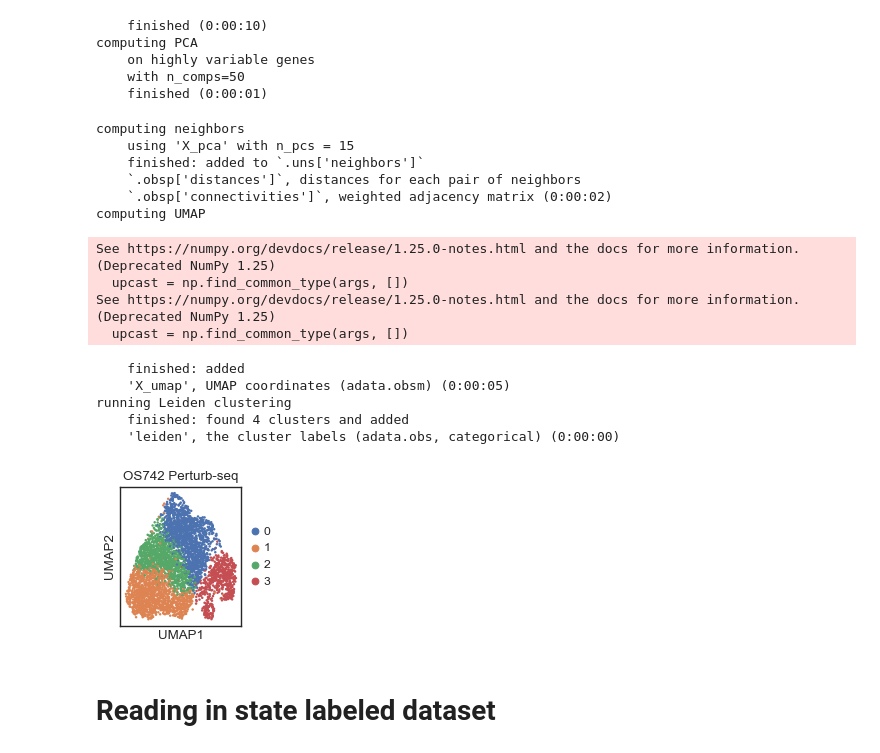
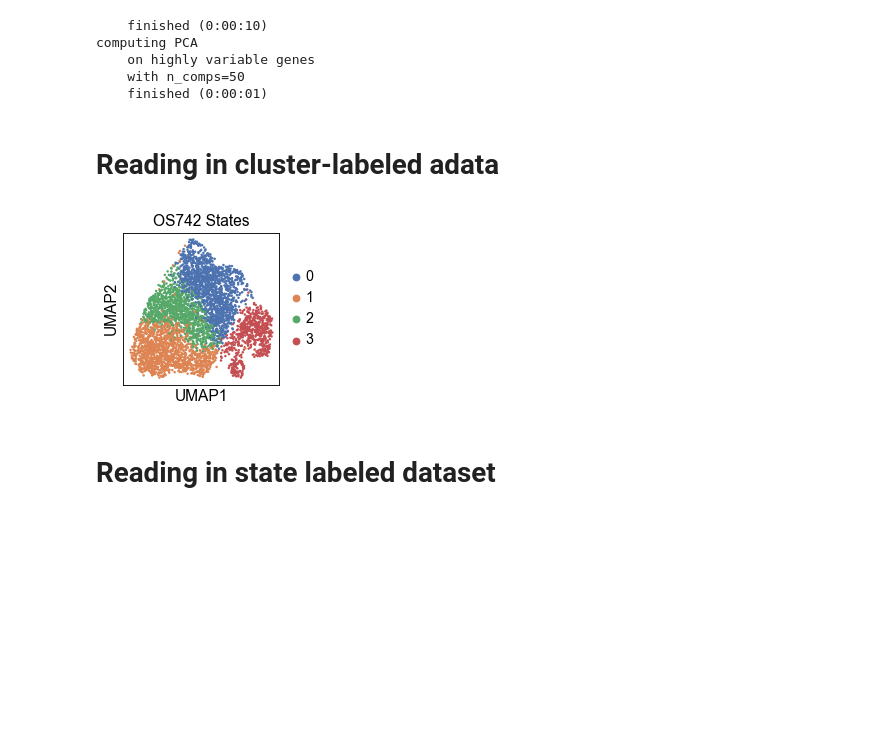
Before and after one commit to brendamelano/Reprogramming_Osteosarcoma, a Jupyter notebook: Perturb_seq_analysis/OS742_perturb_seq_analysis.ipynb, the cells around one changed output. Drawn from its saved outputs; the diff is of its cells as text; code cells hidden in the pictures; blank space fills up the shorter version.

```diff
--- a/Perturb_seq_analysis/OS742_perturb_seq_analysis.ipynb
+++ b/Perturb_seq_analysis/OS742_perturb_seq_analysis.ipynb
@@ -222,58 +257,39 @@ computing PCA
     on highly variable genes
     with n_comps=50
     finished (0:00:01)
-# %%
-sc.pp.neighbors(adata,
-                n_neighbors=20, #20 neighbors
-                n_pcs=15)
-
-
-sc.tl.umap(adata)
-
-# Leiden clustering
-sc.tl.leiden(adata, resolution = 0.35)#.35
-
-# Create a figure and a set of subplots
-fig, ax = plt.subplots()
-
-# Plot the UMAP
-sc.pl.umap(
-    adata,
-    color=["leiden"],
-    title="OS742 Perturb-seq",
-    size=20,
-    show=False,  # Prevents the immediate display of the plot
-    ax=ax  # Directs the plot to the axes object created earlier
-)
-
-# Use tight_layout to adjust the spacing
-plt.tight_layout()
-
-# Save the plot as an SVG file
-#plt.savefig("/Users/brendamelano/Desktop/OS742_perturbseq_umap_plot.svg", format='svg')
-
-# After saving, you can also display the plot if you wish
-plt.show()
-# %% [output]
-computing neighbors
-    using 'X_pca' with n_pcs = 15
-    finished: added to `.uns['neighbors']`
-    `.obsp['distances']`, distances for each pair of neighbors
-    `.obsp['connectivities']`, weighted adjacency matrix (0:00:02)
-computing UMAP
-See https://numpy.org/devdocs/release/1.25.0-notes.html and the docs for more information.  (Deprecated NumPy 1.25)
-  upcast = np.find_common_type(args, [])
-See https://numpy.org/devdocs/release/1.25.0-notes.html and the docs for more information.  (Deprecated NumPy 1.25)
-  upcast = np.find_common_type(args, [])
-    finished: added
-    'X_umap', UMAP coordinates (adata.obsm) (0:00:05)
-running Leiden clustering
-    finished: found 4 clusters and added
-    'leiden', the cluster labels (adata.obs, categorical) (0:00:00)
-[figure, removed]
 # %%
 # saving the adata file with the cluster ids
 adata.write("/Users/brendamelano/Desktop/Reprogramming_Osteosarcoma/Perturb_seq_analysis/OS742/OS742_perturbseq_adata_leiden_PCA.h5ad")
+# %% [markdown]
+# Reading in cluster-labeled adata
+# %%
+# Reading in the adata file from the subtype data
+adata = scv.read("/Users/brendamelano/Desktop/Reprogramming_Osteosarcoma/Perturb_seq_analysis/OS742/OS742_perturbseq_adata_leiden_PCA.h5ad")
+
+
+# Plot the UMAP
+sc.pl.umap(
+    adata,
+    color=["leiden"],
+    frameon=True,
+    title="OS742 States",
+    size=20,
+    show=False  # Do not display the plot immediately
+)
+
+
+# Rasterize the scatter plot elements only
+ax = plt.gca()
+for artist in ax.get_children():
+    if isinstance(artist, mc.PathCollection):  # Use the correct module path
+        artist.set_rasterized(True)
+
+
+# Save as an SVG with rasterized points
+#plt.savefig("/Users/brendamelano/Desktop/OS384_pert_clusters_rasterized.svg", format='svg')
+plt.show()
+# %% [output]
+[figure, added]
 # %% [markdown]
 # Reading in state labeled dataset
 # %%
```
Also changed, not shown: parts of 17 cells of this notebook, 9 other files.
